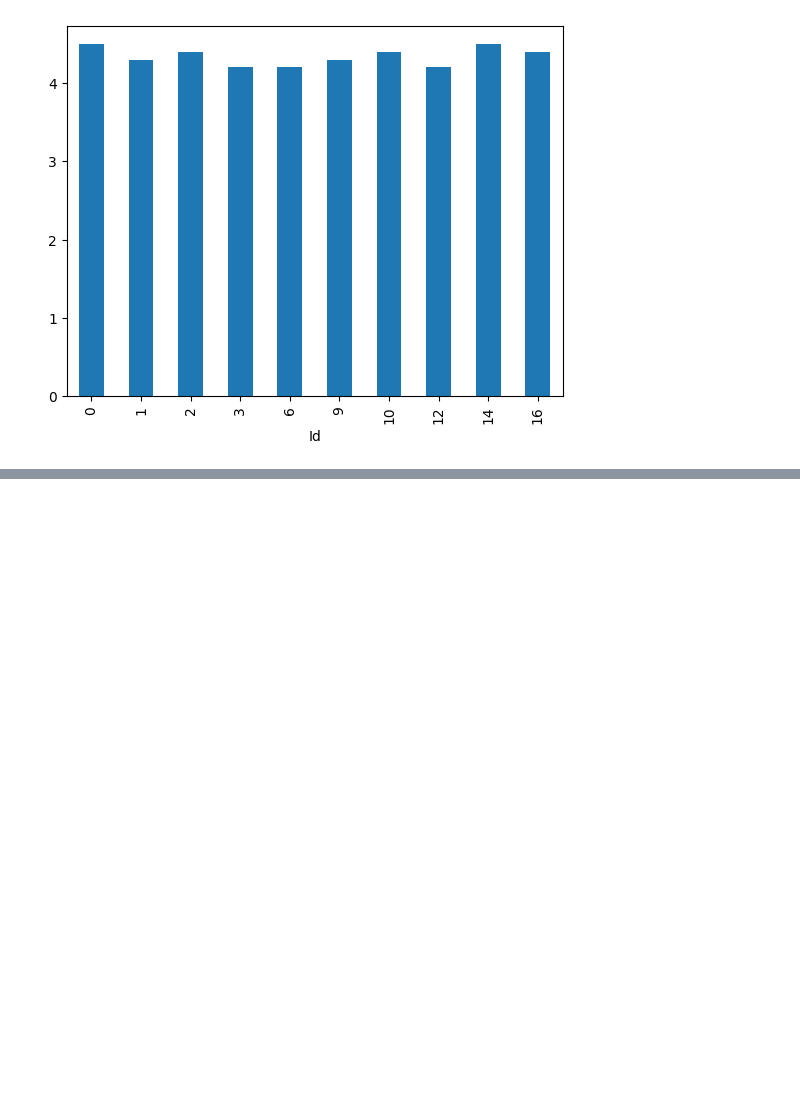
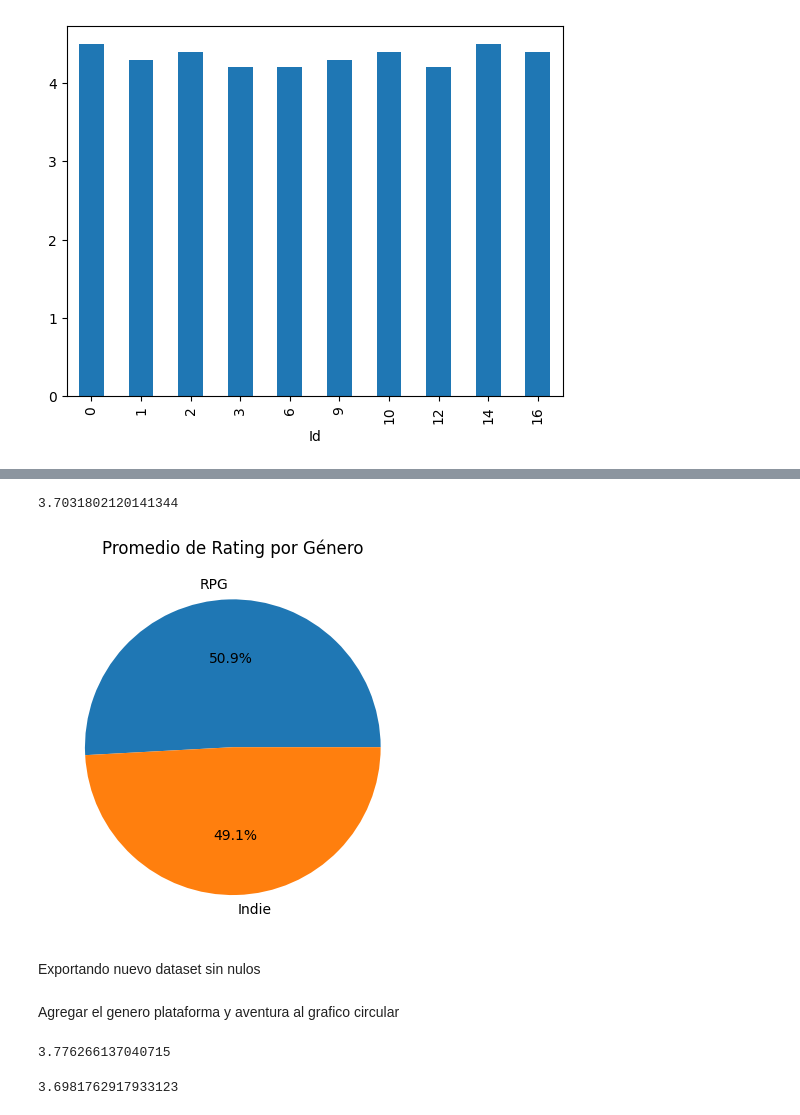
Before and after one commit to anasus14/Python, a Jupyter notebook: numpy/04panda.ipynb, the cells around one changed output, grey strips where cells are left out. Drawn from its saved outputs; the diff is of its cells as text; code cells hidden in the pictures; blank space fills up the shorter version.

```diff
--- a/numpy/04panda.ipynb
+++ b/numpy/04panda.ipynb
@@ -201,0 +231,16 @@ datasetRPG.drop(['Title'], axis=1)['Rating'].plot(kind='bar')
+# %%
+ratings_indie = data_sin_nulos[data_sin_nulos['Genres'].apply(lambda x: 'Indie' in x)]['Rating']
+promedio_Indie = ratings_indie.mean()
+promedio_Indie
+# %% [output]
+3.7031802120141344
+# %%
+dataset_promedios = pd.DataFrame({'Género': ['RPG', 'Indie'], 'Promedio': [promedio_RPG, promedio_Indie]})
+# %%
+plt.pie(dataset_promedios['Promedio'], labels=dataset_promedios['Género'], autopct='%1.1f%%')
+plt.title('Promedio de Rating por Género')
+plt.show() #muestra el grafico
+# %% [output]
+[figure, added]
+# %% [markdown]
+Exportando nuevo dataset sin nulos
@@ -201,0 +249,14 @@ datasetRPG.drop(['Title'], axis=1)['Rating'].plot(kind='bar')
+# %% [markdown]
+Agregar el genero plataforma y aventura al grafico circular
+# %%
+ratings_Adventure = data_sin_nulos[data_sin_nulos['Genres'].apply(lambda x: 'Adventure' in x)]['Rating']
+promedio_Adventure = ratings_Adventure.mean()
+promedio_Adventure
+# %% [output]
+3.776266137040715
+# %%
+ratings_Platform = data_sin_nulos[data_sin_nulos['Genres'].apply(lambda x: 'Platform' in x)]['Rating']
+promedio_Platform = ratings_Platform.mean()
+promedio_Platform
+# %% [output]
+3.6981762917933123
```
Also changed, not shown: parts of 13 cells of this notebook, 8 other files.
